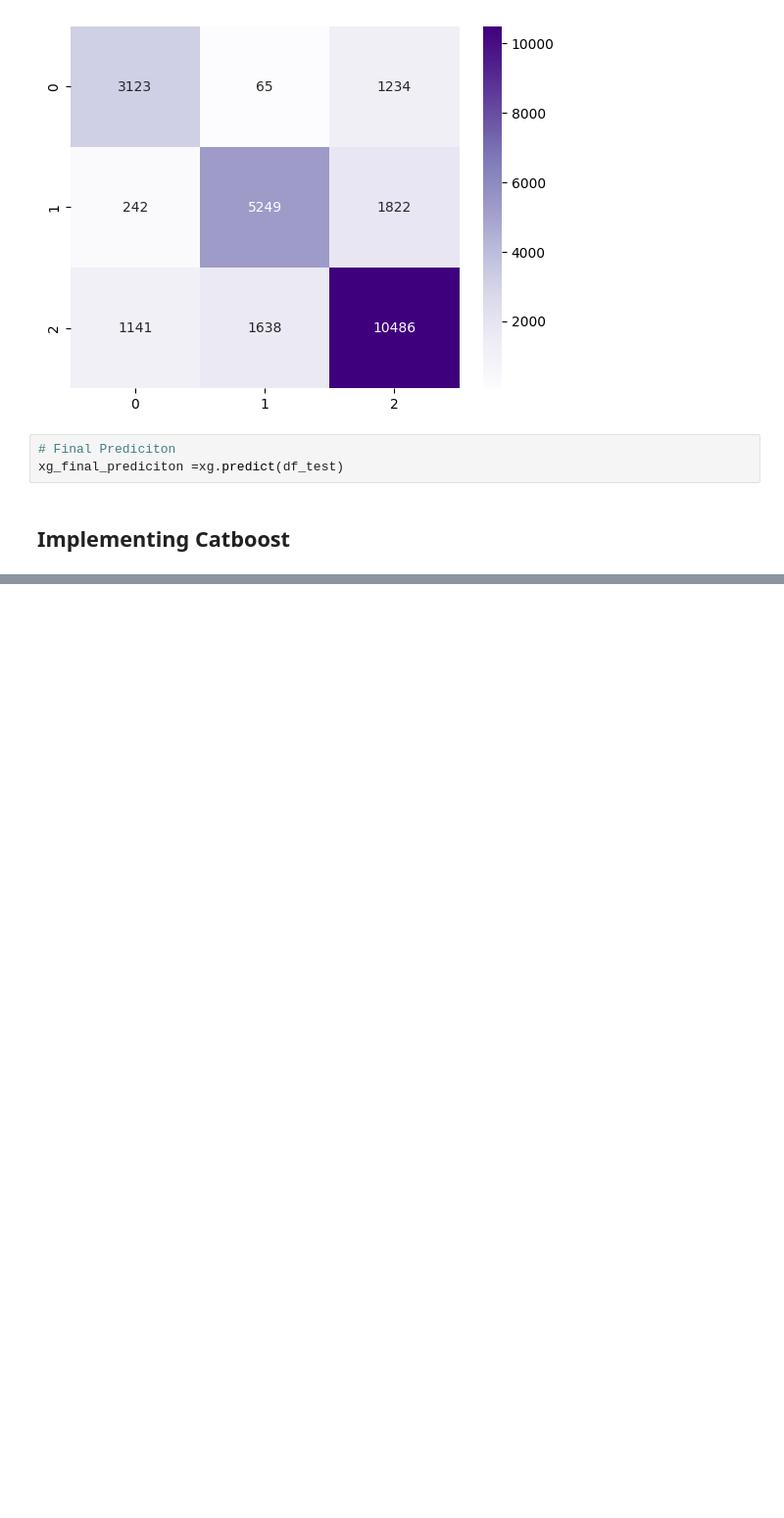
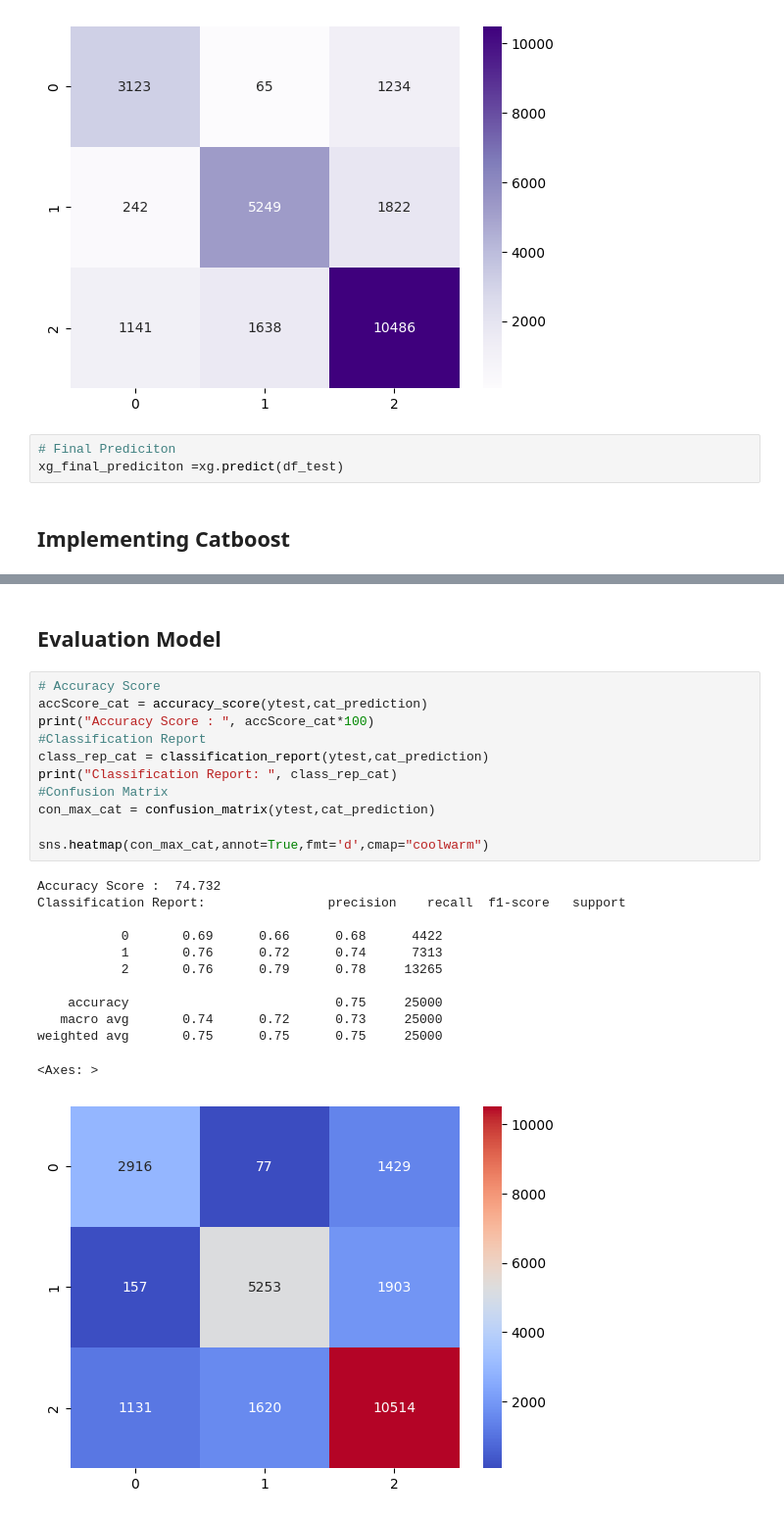
Before and after one commit to samifahim07/Bank_Credit_Score-Prediction-, a Jupyter notebook: final_project_2.ipynb, the cells around one changed output, grey strips where cells are left out. Shown at 98% size. Cells and saved outputs as stored; diff of their text form; blank space fills up the shorter version.

```diff
--- a/final_project_2.ipynb
+++ b/final_project_2.ipynb
@@ -663,0 +664,26 @@ Test Score:  0.7092
+# %% [markdown]
+## **Evaluation Model**
+# %%
+# Accuracy Score
+accScore_cat = accuracy_score(ytest,cat_prediction)
+print("Accuracy Score : ", accScore_cat*100)
+#Classification Report
+class_rep_cat = classification_report(ytest,cat_prediction)
+print("Classification Report: ", class_rep_cat)
+#Confusion Matrix
+con_max_cat = confusion_matrix(ytest,cat_prediction)
+
+sns.heatmap(con_max_cat,annot=True,fmt='d',cmap="coolwarm")
+# %% [output]
+Accuracy Score :  74.732
+Classification Report:                precision    recall  f1-score   support
+
+           0       0.69      0.66      0.68      4422
+           1       0.76      0.72      0.74      7313
+           2       0.76      0.79      0.78     13265
+
+    accuracy                           0.75     25000
+   macro avg       0.74      0.72      0.73     25000
+weighted avg       0.75      0.75      0.75     25000
+<Axes: >
+[figure, added]
```
Also changed, not shown: parts of 2 cells of this notebook, 4 other files.
